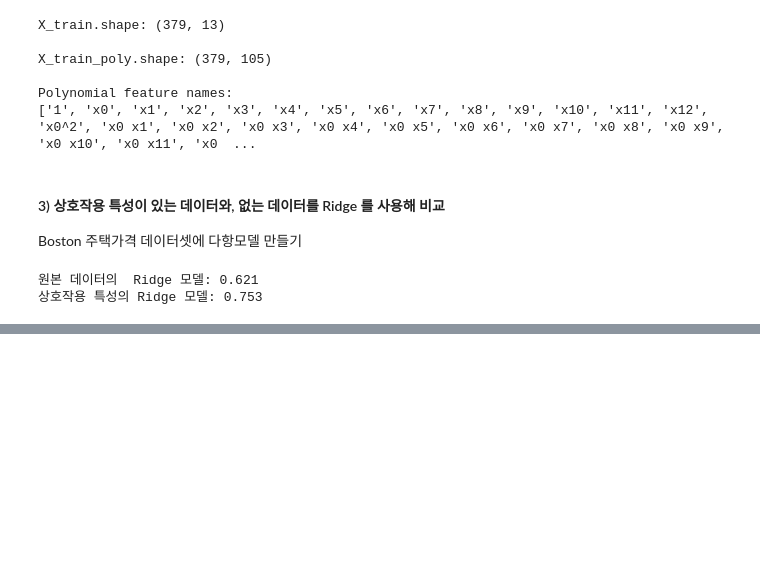
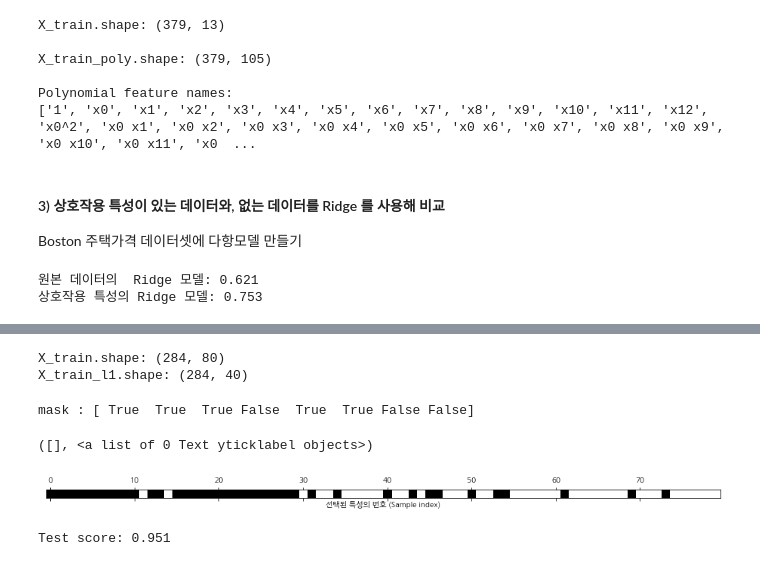
Before and after one commit to Queie/TensorFlow, a Jupyter notebook: Sklearn_am/04.Represent_Data.ipynb, the cells around one changed output, grey strips where cells are left out. Cells and saved outputs as stored; diff of their text form; code cells hidden in the pictures; blank space fills up the shorter version.

```diff
--- a/Sklearn_am/04.Represent_Data.ipynb
+++ b/Sklearn_am/04.Represent_Data.ipynb
@@ -460,0 +641,36 @@ $Sin, Cos$ 함수 : 주기적 패턴을 다룰 때 편리하다
+# %%
+# SelectFromModel() : 중요도가 지정한 임계치보다 큰 특성들을 선택한다
+# 전체 중 절반특성을 선택 가능하도록 중간값을 임계치로 사용한다 (threshold="median")
+from sklearn.feature_selection import SelectFromModel
+from sklearn.ensemble import RandomForestClassifier
+select = SelectFromModel(
+    RandomForestClassifier(n_estimators=100, random_state=42),
+    threshold="median")
+
+# 위에서 생성한 Tree 100개로 생성한 랜덤포레스트 측정기로 모델을 평가한다
+select.fit(X_train, y_train)
+X_train_l1 = select.transform(X_train)
+print("X_train.shape: {}".format(X_train.shape))
+print("X_train_l1.shape: {}".format(X_train_l1.shape))
+# %% [output]
+X_train.shape: (284, 80)
+X_train_l1.shape: (284, 40)
+# %%
+# 40개의 추출된 특성들의 index를 출력한다
+mask = select.get_support()
+print('mask :', mask[::10])
+plt.matshow(mask.reshape(1, -1), cmap='gray_r')
+plt.xlabel("선택된 특성의 번호 (Sample index)")
+plt.yticks(())
+# %% [output]
+mask : [ True  True  True False  True  True False False]
+([], <a list of 0 Text yticklabel objects>)
+[figure, added]
+# %%
+X_test_l1 = select.transform(X_test)
+score = LogisticRegression().fit(X_train_l1, y_train).score(X_test_l1, y_test)
+print("Test score: {:.3f}".format(score))
+
+# 일변량분석, 모델기반선택 보다는 추출된 특성의 내용이 개선되었지만, 여전히 주요한 특성을 모두 담지는 못하는 한계가 존재한다
+# %% [output]
+Test score: 0.951
```
Also changed, not shown: parts of 37 cells of this notebook, 1 other file.
